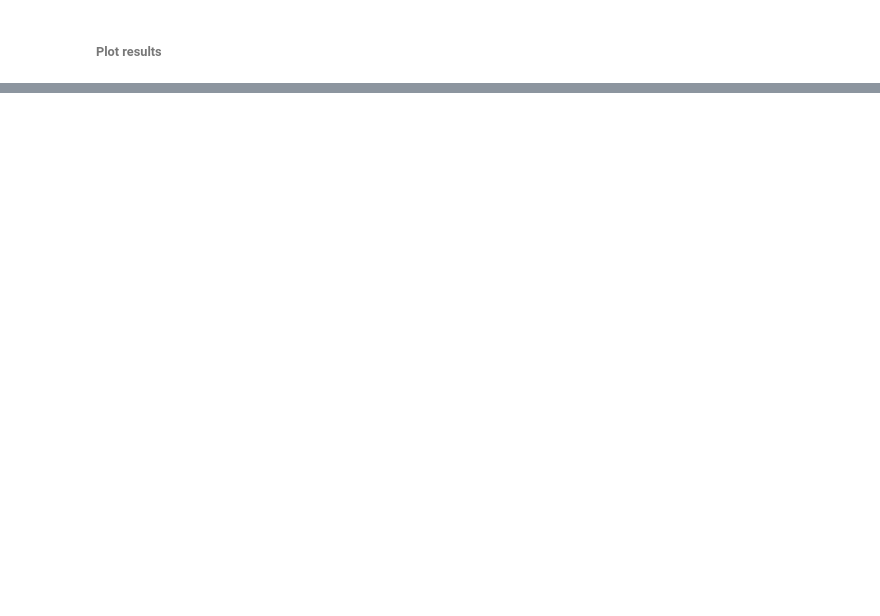
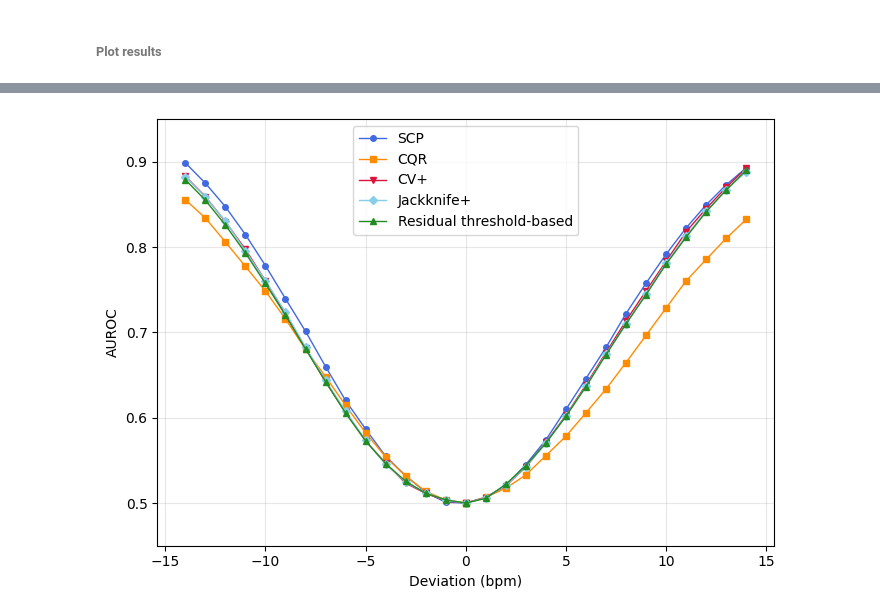
Before and after one commit to tdupuy2001/Anomaly-Detection-in-Cardiac-Responses-Using-CP, a Jupyter notebook: main.ipynb, the cells around one changed output, grey strips where cells are left out. Saved outputs shown, nothing was run; the diff lists cells and outputs as text; code cells hidden in the pictures; blank space fills up the shorter version.

```diff
--- a/main.ipynb
+++ b/main.ipynb
@@ -169,0 +345,88 @@ plt.show()
+# %%
+best_players=['MHSC-71','MHSC-11','MHSC-10','MHSC-29','MHSC-67','MHSC-81','MHSC-45','MHSC-32','MHSC-07','MHSC-51',
+              'MHSC-75','MHSC-18','MHSC-73','MHSC-56','MHSC-69','MHSC-19','MHSC-65','MHSC-08','MHSC-23','MHSC-66',
+              'MHSC-62']
+
+types_deviation=['plus','minus']
+deviations_int=range(0,15)
+
+def roc_CP(method,type_anomaly,deviation,type_deviation,players_tested):
+    #on s'en fiche du alpha ou du threshold, les scores stockés sont les mêmes partout
+    if type_deviation=='plus':
+        str_type_deviation='+'
+    elif type_deviation=='minus':
+        str_type_deviation='-'
+    else:
+        raise(ValueError('type_deviation must be "plus" or "minus"'))
+    if method=="CV+":
+        result = CPAnalysis(f'results/{method}/0.5prevalence/{str_type_deviation}{deviation}bpm/{type_anomaly}/07072023_16052025_cvccp20_alpha0.1.csv')
+    else:
+        result = CPAnalysis(f'results/{method}/0.5prevalence/{str_type_deviation}{deviation}bpm/{type_anomaly}/07072023_16052025_alpha0.1.csv')
+    auroc_list=[]
+    for player in players_tested:
+        auroc=result.AUROC_by_player(player)
+        auroc_list.append(auroc)
+    return np.array(auroc_list)
+
+def roc_res(type_anomaly,deviation,type_deviation,players_tested):
+    #on s'en fiche du alpha ou du threshold, les scores stockés sont les mêmes partout
+    if type_deviation=='plus':
+        str_type_deviation='+'
+    elif type_deviation=='minus':
+        str_type_deviation='-'
+    else:
+        raise(ValueError('type_deviation must be "plus" or "minus"'))
+    path=f'results/Res-Threshold/0.5prevalence/{str_type_deviation}{deviation}bpm/{type_anomaly}/07072023_16052025_threshold1.csv'
+    auroc_list=[]
+    for player in players_tested:
+        auroc=AUROC_by_player_res(path,player)
+        auroc_list.append(auroc)
+    return np.array(auroc_list)
+
+def plot_auroc_deviation(type_anomaly):
+    types_deviation = ["minus", "plus"]
+    results = {"SCP": [],"CQR": [], "CV+": [],"Jackknife+": [],"Residual threshold-based": []}
+    deviations = []
+    for type_deviation in types_deviation:
+        for deviation in deviations_int:
+            signed_deviation = -deviation if type_deviation == "minus" else deviation
+            deviations.append(signed_deviation)
+            auroc_SCP = roc_CP('SCP',type_anomaly,deviation,type_deviation,best_players)
+            auroc_CQR = roc_CP('CQR', type_anomaly, deviation,type_deviation, best_players)
+            auroc_CVplus = roc_CP('CV+', type_anomaly, deviation,type_deviation, best_players)
+            auroc_jackknifplus = roc_CP('Jackknife+', type_anomaly, deviation,type_deviation, best_players)
+            auroc_res = roc_res(type_anomaly, deviation,type_deviation, best_players)
+            results["SCP"].append((auroc_SCP.mean(), auroc_SCP.std()))
+            results["CQR"].append((auroc_CQR.mean(), auroc_CQR.std()))
+            results["Jackknife+"].append((auroc_jackknifplus.mean(), auroc_jackknifplus.std()))
+            results["CV+"].append((auroc_CVplus.mean(), auroc_CVplus.std()))
+            results["Residual threshold-based"].append((auroc_res.mean(), auroc_res.std()))
+    order = np.argsort(deviations)
+    deviations=np.array(deviations)[order]
+    colors = {"SCP": "royalblue","CQR": "darkorange","Residual threshold-based": "forestgreen", "CV+":"crimson" ,"Jackknife+":"skyblue"}
+    markers = {"SCP": "o","CQR": "s","Residual threshold-based": "^","CV+": "v","Jackknife+":"D"}
+    plt.figure(figsize=(7, 5))
+    for method in results:
+        means = np.array([x[0] for x in results[method]])[order]
+        stds = np.array([x[1] for x in results[method]])[order]
+        plt.plot(
+            deviations, means,
+            marker=markers[method],
+            color=colors[method],
+            linewidth=1,
+            label=method,
+            markersize=4
+        )
+    plt.xlabel("Deviation (bpm)")
+    plt.ylabel("AUROC")
+    #plt.title(f'{type_anomaly}')
+    plt.ylim(0.45, 0.95)
+    plt.grid(alpha=0.3)
+    plt.legend()
+    plt.tight_layout()
+    plt.show()
+
+plot_auroc_deviation('from_test')
+#plot_auroc_deviation('full_synthetic')
+# %% [output]
+[figure, added]
```
Also changed, not shown: parts of 17 cells of this notebook, 1 other file.
